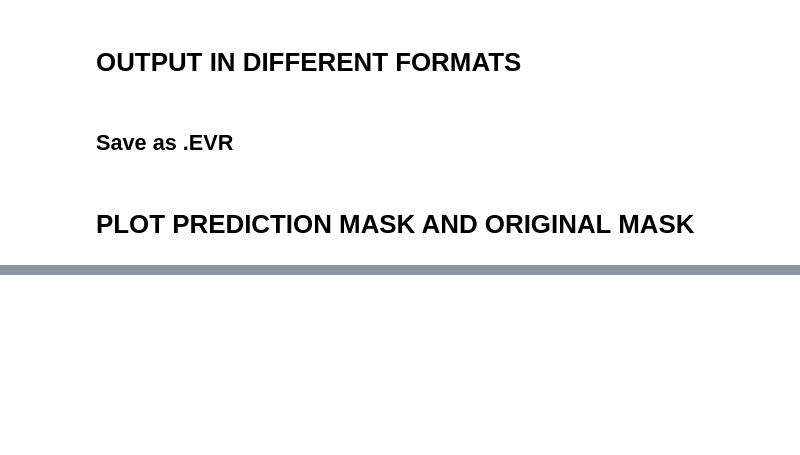
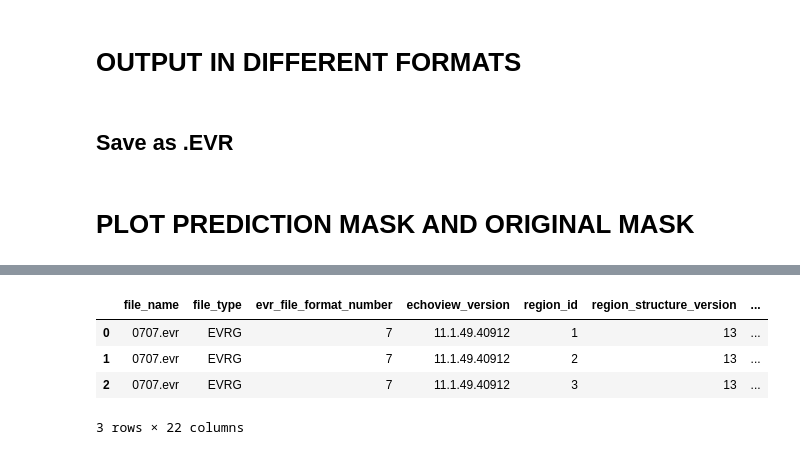
Before and after one commit to OceanStreamIO/echosounder-segmentation, a Jupyter notebook: EvaluatePredictOneSonarDs.ipynb, the cells around one changed output, grey strips where cells are left out. Cells and saved outputs as stored; diff of their text form; code cells hidden in the pictures; blank space fills up the shorter version.

```diff
--- a/EvaluatePredictOneSonarDs.ipynb
+++ b/EvaluatePredictOneSonarDs.ipynb
@@ -700,0 +794,10 @@ combined_dataset.Sv.isel(channel=1, ping_time=slice(start_index, 36000)).T.plot(
+# %%
+evr_file = '/media/ubuntu/E/Test_ML/combined_predictions/0707.evr'
+regions2d = er.read_evr(evr_file)
+predicted_def = regions2d.select_region(region_class=['Fish'])
+# %% [output]
+|  | file_name | file_type | evr_file_format_number | echoview_version | region_id | region_structure_version | ... |
+| 0 | 0707.evr | EVRG | 7 | 11.1.49.40912 | 1 | 13 | ... |
+| 1 | 0707.evr | EVRG | 7 | 11.1.49.40912 | 2 | 13 | ... |
+| 2 | 0707.evr | EVRG | 7 | 11.1.49.40912 | 3 | 13 | ... |
+3 rows × 22 columns
```
Also changed, not shown: parts of 16 cells of this notebook.
